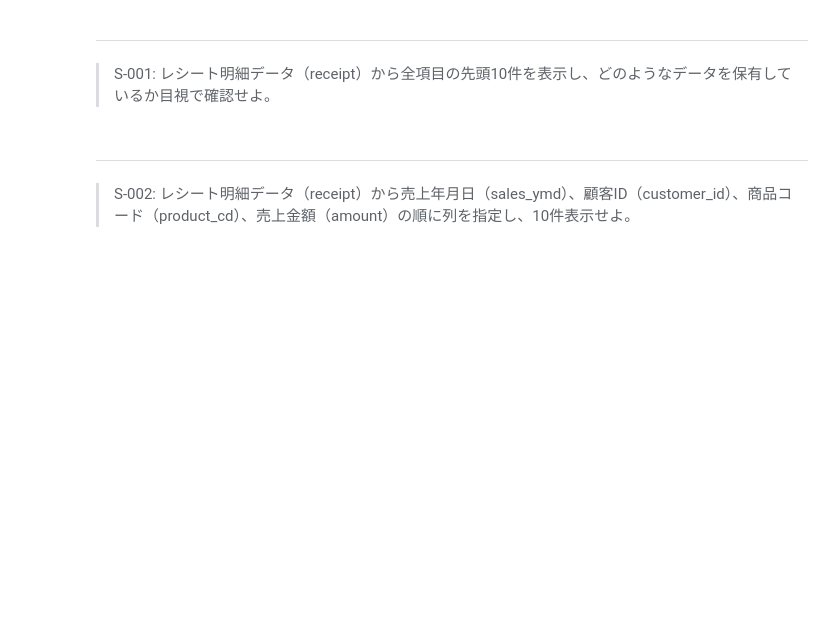
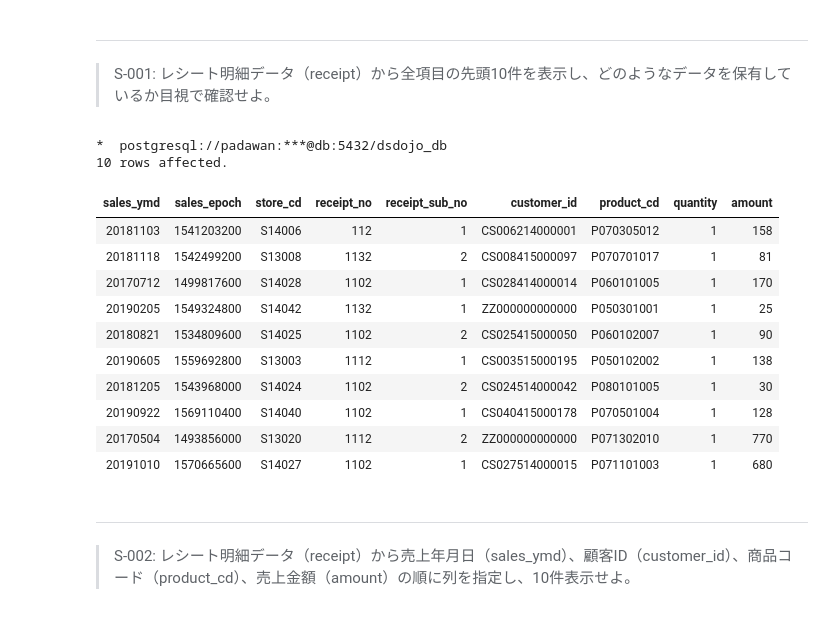
Before and after one commit to The-Japan-DataScientist-Society/100knocks-preprocess, a Jupyter notebook: docker/work/preprocess_knock_SQL.ipynb, the cells around one changed output. Cells and saved outputs as stored; diff of their text form; code cells hidden in the pictures; blank space fills up the shorter version.

```diff
--- a/docker/work/preprocess_knock_SQL.ipynb
+++ b/docker/work/preprocess_knock_SQL.ipynb
@@ -59,3 +57,25 @@ SELECT 'このように実行できます' AS sample;
+# %%
+%%sql
+SELECT
+  *
+FROM
+  receipt
+LIMIT 10
+;
+# %% [output]
+*  postgresql://padawan:***@db:5432/dsdojo_db
+10 rows affected.
+| sales_ymd | sales_epoch | store_cd | receipt_no | receipt_sub_no | customer_id | product_cd | quantity | amount |
+| 20181103 | 1541203200 | S14006 | 112 | 1 | CS006214000001 | P070305012 | 1 | 158 |
+| 20181118 | 1542499200 | S13008 | 1132 | 2 | CS008415000097 | P070701017 | 1 | 81 |
+| 20170712 | 1499817600 | S14028 | 1102 | 1 | CS028414000014 | P060101005 | 1 | 170 |
+| 20190205 | 1549324800 | S14042 | 1132 | 1 | ZZ000000000000 | P050301001 | 1 | 25 |
+| 20180821 | 1534809600 | S14025 | 1102 | 2 | CS025415000050 | P060102007 | 1 | 90 |
+| 20190605 | 1559692800 | S13003 | 1112 | 1 | CS003515000195 | P050102002 | 1 | 138 |
+| 20181205 | 1543968000 | S14024 | 1102 | 2 | CS024514000042 | P080101005 | 1 | 30 |
+| 20190922 | 1569110400 | S14040 | 1102 | 1 | CS040415000178 | P070501004 | 1 | 128 |
+| 20170504 | 1493856000 | S13020 | 1112 | 2 | ZZ000000000000 | P071302010 | 1 | 770 |
+| 20191010 | 1570665600 | S14027 | 1102 | 1 | CS027514000015 | P071101003 | 1 | 680 |
 # %% [markdown]
 ---
 > S-002: レシート明細データ（receipt）から売上年月日（sales_ymd）、顧客ID（customer_id）、商品コード（product_cd）、売上金額（amount）の順に列を指定し、10件表示せよ。
```
Also changed, not shown: parts of 1 cell of this notebook.
